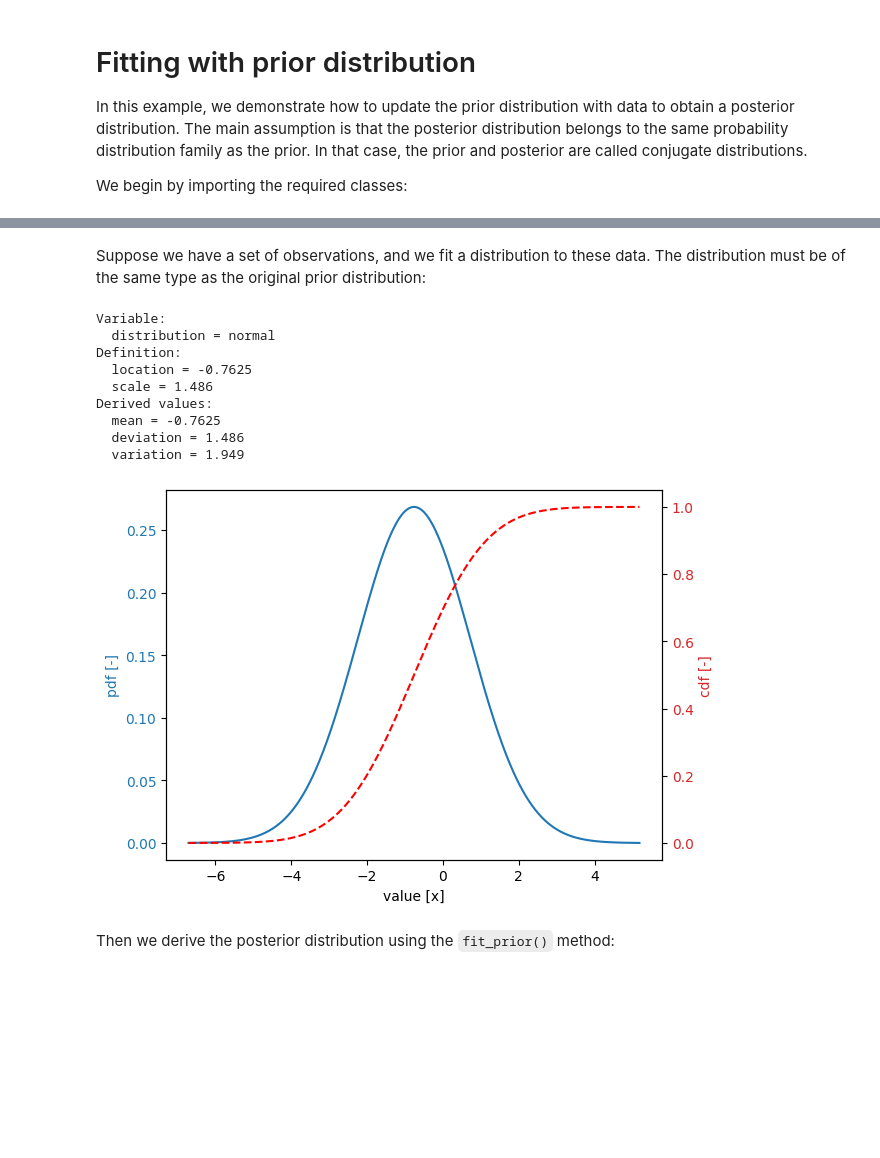
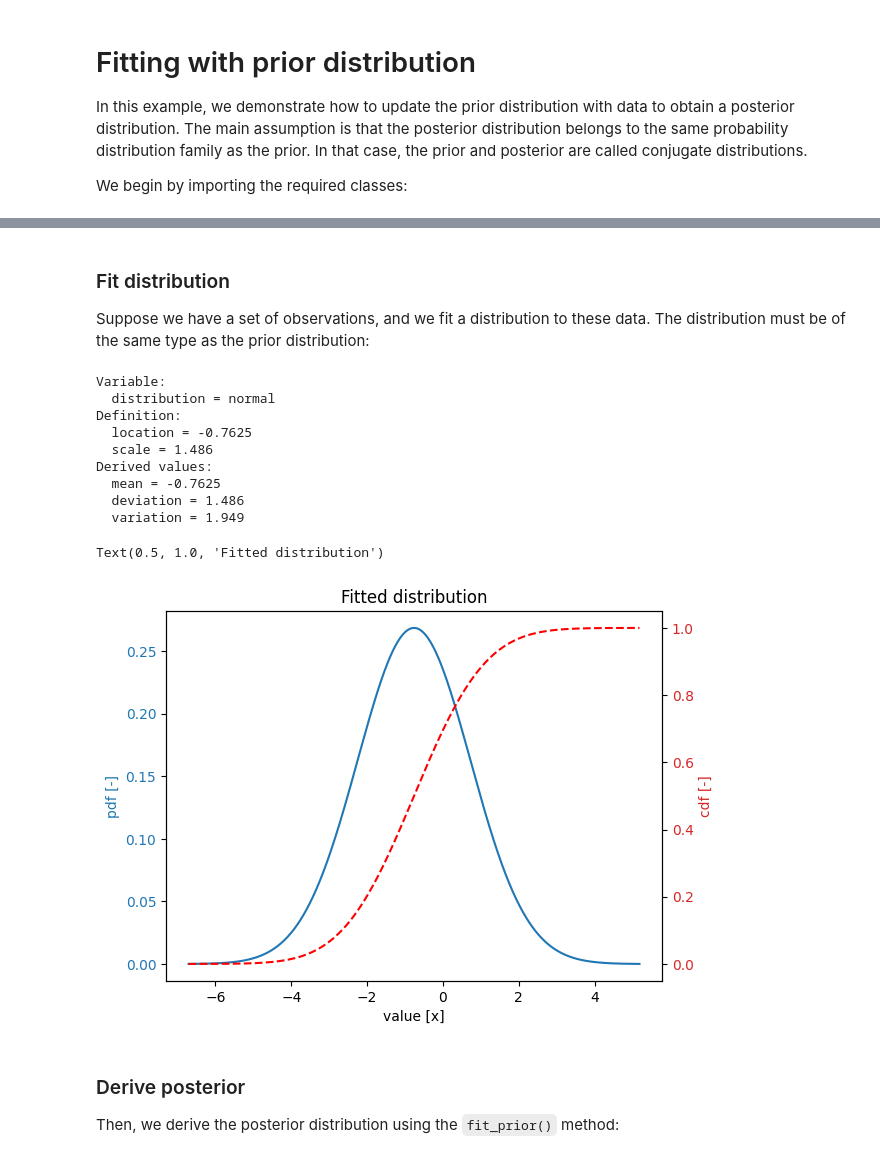
Before and after one commit to Deltares/ProbabilisticLibrary, a Jupyter notebook: sources/Deltares.Probabilistic.PWrapper.Notebooks/fitting_with_prior_distribution.ipynb, the cells around one changed output, grey strips where cells are left out. Cells and saved outputs as stored; diff of their text form; code cells hidden in the pictures; blank space fills up the shorter version.

```diff
--- a/sources/Deltares.Probabilistic.PWrapper.Notebooks/fitting_with_prior_distribution.ipynb
+++ b/sources/Deltares.Probabilistic.PWrapper.Notebooks/fitting_with_prior_distribution.ipynb
@@ -26,29 +24,33 @@ Text(0.5, 1.0, 'Prior distribution')
 # %% [markdown]
-Suppose we have a set of observations, and we fit a distribution to these data. The distribution must be of the same type as the original prior distribution:
+### Fit distribution
+
+Suppose we have a set of observations, and we fit a distribution to these data. The distribution must be of the same type as the prior distribution:
 # %%
 data = [-0.1, 0.0, -0.2, -4.0, -0.1, 0.1, 0.2, -2.0]
 
 variable = Stochast()
 variable.distribution = DistributionType.normal
 variable.fit(data)
 
 variable.print()
-variable.plot()
-plt = prior.get_plot()
+plt = variable.get_plot()
 plt.title("Fitted distribution")
 # %% [output]
 Variable:
   distribution = normal
 Definition:
   location = -0.7625
   scale = 1.486
 Derived values:
   mean = -0.7625
   deviation = 1.486
   variation = 1.949
+Text(0.5, 1.0, 'Fitted distribution')
-[figure, old version]
+[figure, new version]
 # %% [markdown]
-Then we derive the posterior distribution using the `fit_prior()` method:
+### Derive posterior
+
+Then, we derive the posterior distribution using the `fit_prior()` method:
 # %%
 variable.fit_prior(prior, data)
 
```
Also changed, not shown: parts of 3 cells of this notebook.
